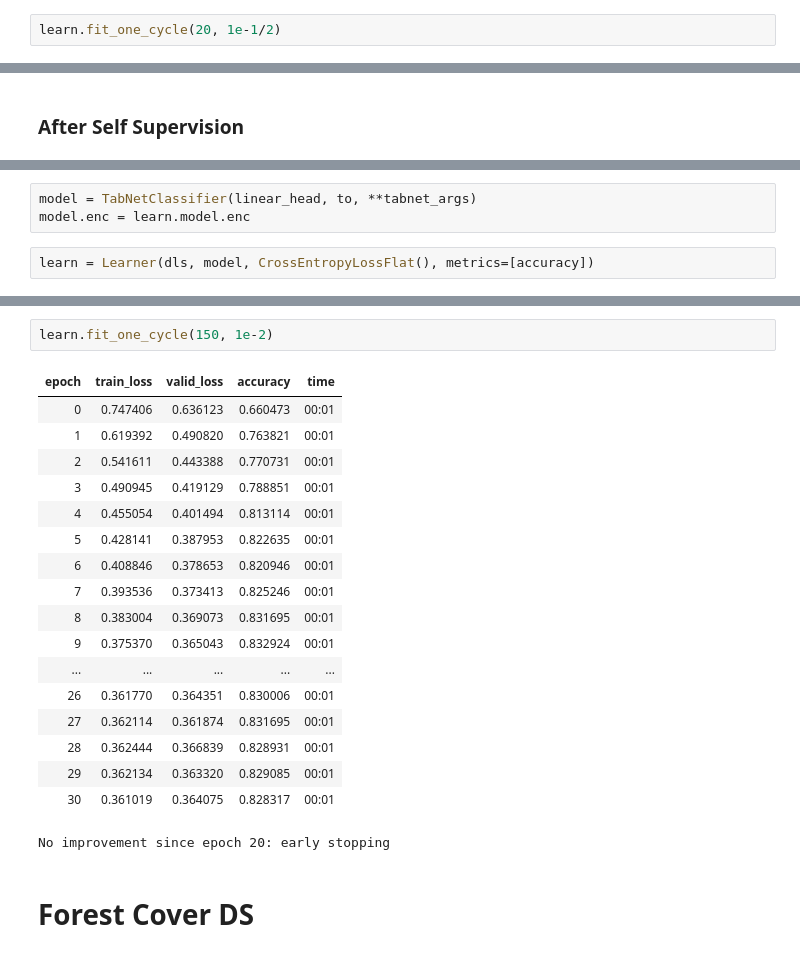
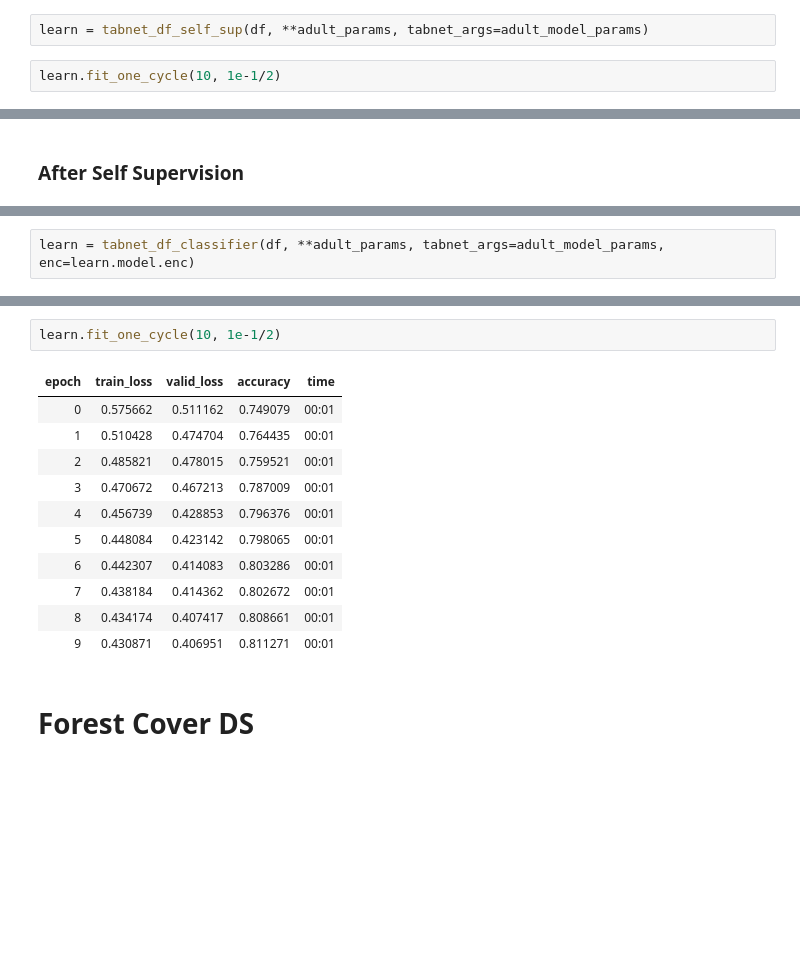
Before and after one commit to matanc1/tabnet, a Jupyter notebook: 03_experiments.ipynb, the cells around one changed output, grey strips where cells are left out. Cells and saved outputs as stored; diff of their text form; blank space fills up the shorter version.

```diff
--- a/03_experiments.ipynb
+++ b/03_experiments.ipynb
@@ -97,4 +78,6 @@ SuggestedLRs(lr_min=0.15848932266235352, lr_steep=0.019054606556892395)
+# %%
+learn = tabnet_df_self_sup(df, **adult_params, tabnet_args=adult_model_params)
 # %%
-learn.fit_one_cycle(20, 1e-1/2)
+learn.fit_one_cycle(10, 1e-1/2)
 # %% [output]
 | epoch | train_loss | valid_loss | time |
@@ -126,5 +96,2 @@ dls = to.dataloaders(bs=1024)
 # %%
-model = TabNetClassifier(linear_head, to, **tabnet_args)
-model.enc = learn.model.enc
+learn = tabnet_df_classifier(df, **adult_params, tabnet_args=adult_model_params, enc=learn.model.enc)
-# %%
-learn = Learner(dls, model, CrossEntropyLossFlat(), metrics=[accuracy])
@@ -137,24 +98,17 @@ SuggestedLRs(lr_min=0.33113112449646, lr_steep=0.00363078061491251)
 # %%
-learn.fit_one_cycle(150, 1e-2)
+learn.fit_one_cycle(10, 1e-1/2)
 # %% [output]
 | epoch | train_loss | valid_loss | accuracy | time |
-| 0 | 0.747406 | 0.636123 | 0.660473 | 00:01 |
-| 1 | 0.619392 | 0.490820 | 0.763821 | 00:01 |
-| 2 | 0.541611 | 0.443388 | 0.770731 | 00:01 |
-| 3 | 0.490945 | 0.419129 | 0.788851 | 00:01 |
-| 4 | 0.455054 | 0.401494 | 0.813114 | 00:01 |
-| 5 | 0.428141 | 0.387953 | 0.822635 | 00:01 |
-| 6 | 0.408846 | 0.378653 | 0.820946 | 00:01 |
-| 7 | 0.393536 | 0.373413 | 0.825246 | 00:01 |
-| 8 | 0.383004 | 0.369073 | 0.831695 | 00:01 |
-| 9 | 0.375370 | 0.365043 | 0.832924 | 00:01 |
-| ... | ... | ... | ... | ... |
-| 26 | 0.361770 | 0.364351 | 0.830006 | 00:01 |
-| 27 | 0.362114 | 0.361874 | 0.831695 | 00:01 |
-| 28 | 0.362444 | 0.366839 | 0.828931 | 00:01 |
-| 29 | 0.362134 | 0.363320 | 0.829085 | 00:01 |
-| 30 | 0.361019 | 0.364075 | 0.828317 | 00:01 |
+| 0 | 0.575662 | 0.511162 | 0.749079 | 00:01 |
+| 1 | 0.510428 | 0.474704 | 0.764435 | 00:01 |
+| 2 | 0.485821 | 0.478015 | 0.759521 | 00:01 |
+| 3 | 0.470672 | 0.467213 | 0.787009 | 00:01 |
+| 4 | 0.456739 | 0.428853 | 0.796376 | 00:01 |
+| 5 | 0.448084 | 0.423142 | 0.798065 | 00:01 |
+| 6 | 0.442307 | 0.414083 | 0.803286 | 00:01 |
+| 7 | 0.438184 | 0.414362 | 0.802672 | 00:01 |
+| 8 | 0.434174 | 0.407417 | 0.808661 | 00:01 |
+| 9 | 0.430871 | 0.406951 | 0.811271 | 00:01 |
-No improvement since epoch 20: early stopping
 # %% [markdown]
 # Forest Cover DS
 # %%
```
Also changed, not shown: parts of 52 cells of this notebook, 1 other file.
